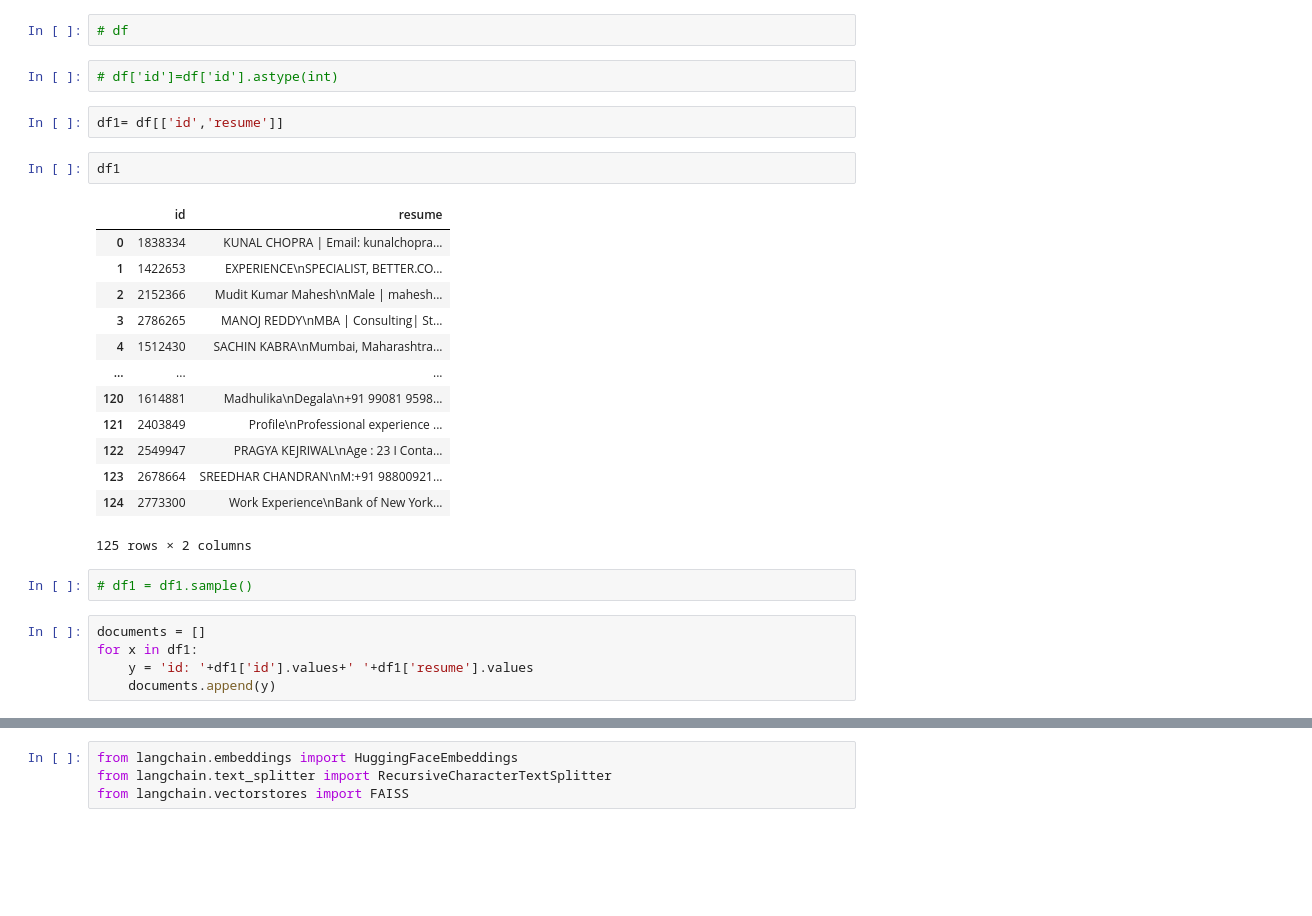
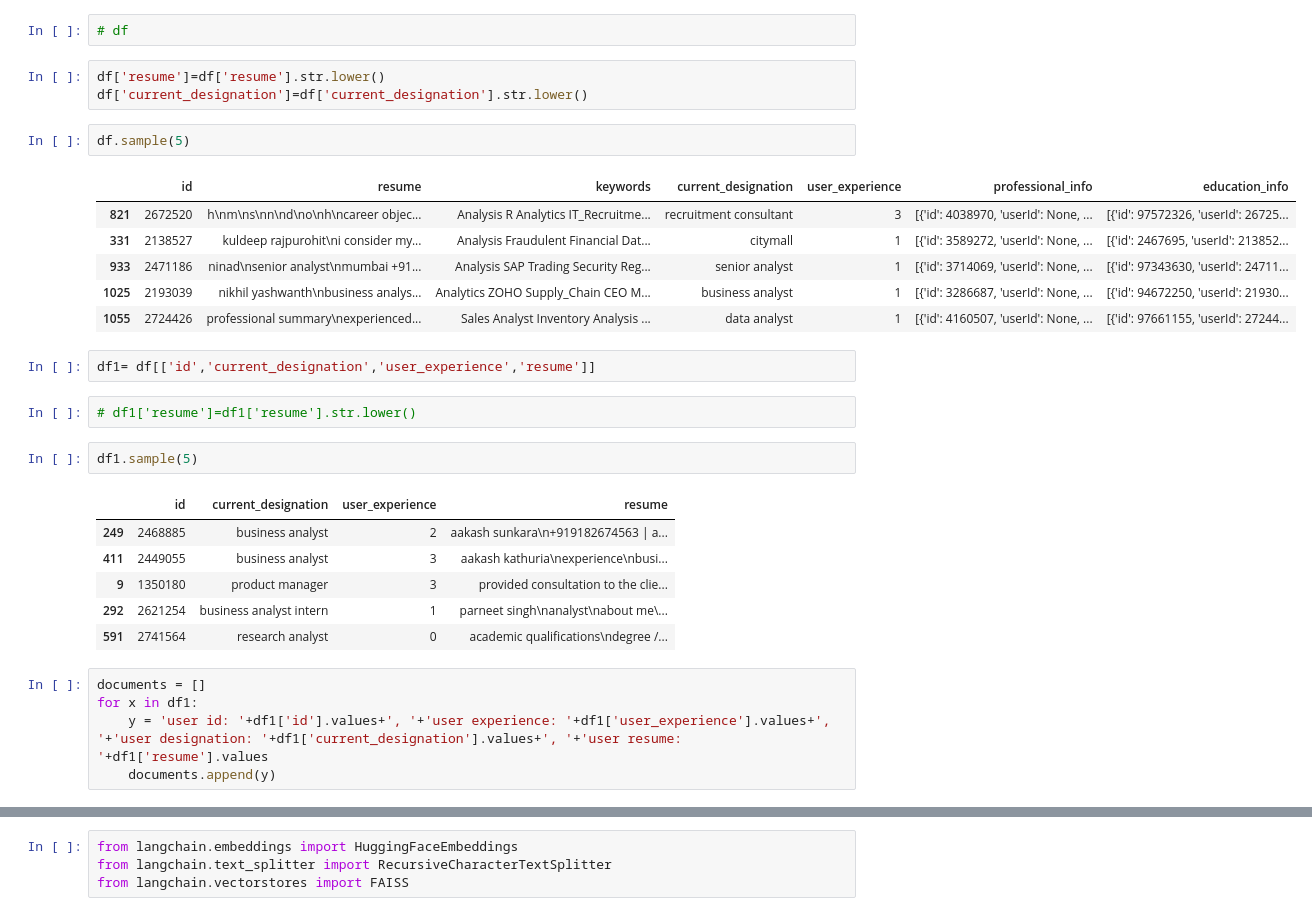
Before and after one commit to Highorbit/llama-recipes, a Jupyter notebook: examples/code_langchain/RAG_example2.ipynb, the cells around one changed output, grey strips where cells are left out. Saved outputs shown, nothing was run; the diff lists cells and outputs as text; blank space fills up the shorter version.

```diff
--- a/examples/code_langchain/RAG_example2.ipynb
+++ b/examples/code_langchain/RAG_example2.ipynb
@@ -86,31 +61,34 @@ df
 # %%
 # df
 # %%
-# df['id']=df['id'].astype(int)
+df['resume']=df['resume'].str.lower()
+df['current_designation']=df['current_designation'].str.lower()
+# %%
+df.sample(5)
+# %% [output]
+|  | id | resume | keywords | current_designation | user_experience | professional_info | education_info |
+| 821 | 2672520 | h\nm\ns\nn\nd\no\nh\ncareer objec... | Analysis R Analytics IT_Recruitme... | recruitment consultant | 3 | [{'id': 4038970, 'userId': None, ... | [{'id': 97572326, 'userId': 26725... |
+| 331 | 2138527 | kuldeep rajpurohit\ni consider my... | Analysis Fraudulent Financial Dat... | citymall | 1 | [{'id': 3589272, 'userId': None, ... | [{'id': 2467695, 'userId': 213852... |
+| 933 | 2471186 | ninad\nsenior analyst\nmumbai +91... | Analysis SAP Trading Security Reg... | senior analyst | 1 | [{'id': 3714069, 'userId': None, ... | [{'id': 97343630, 'userId': 24711... |
+| 1025 | 2193039 | nikhil yashwanth\nbusiness analys... | Analytics ZOHO Supply_Chain CEO M... | business analyst | 1 | [{'id': 3286687, 'userId': None, ... | [{'id': 94672250, 'userId': 21930... |
+| 1055 | 2724426 | professional summary\nexperienced... | Sales Analyst Inventory Analysis ... | data analyst | 1 | [{'id': 4160507, 'userId': None, ... | [{'id': 97661155, 'userId': 27244... |
 # %%
-df1= df[['id','resume']]
+df1= df[['id','current_designation','user_experience','resume']]
 # %%
-df1
+# df1['resume']=df1['resume'].str.lower()
-# %% [output]
-|  | id | resume |
-| 0 | 1838334 | KUNAL CHOPRA | Email: kunalchopra... |
-| 1 | 1422653 | EXPERIENCE\nSPECIALIST, BETTER.CO... |
-| 2 | 2152366 | Mudit Kumar Mahesh\nMale | mahesh... |
-| 3 | 2786265 | MANOJ REDDY\nMBA | Consulting| St... |
-| 4 | 1512430 | SACHIN KABRA\nMumbai, Maharashtra... |
-| ... | ... | ... |
-| 120 | 1614881 | Madhulika\nDegala\n+91 99081 9598... |
-| 121 | 2403849 | Profile\nProfessional experience ... |
-| 122 | 2549947 | PRAGYA KEJRIWAL\nAge : 23 I Conta... |
-| 123 | 2678664 | SREEDHAR CHANDRAN\nM:+91 98800921... |
-| 124 | 2773300 | Work Experience\nBank of New York... |
-125 rows × 2 columns
 # %%
-# df1 = df1.sample()
+df1.sample(5)
+# %% [output]
+|  | id | current_designation | user_experience | resume |
+| 249 | 2468885 | business analyst | 2 | aakash sunkara\n+919182674563 | a... |
+| 411 | 2449055 | business analyst | 3 | aakash kathuria\nexperience\nbusi... |
+| 9 | 1350180 | product manager | 3 | provided consultation to the clie... |
+| 292 | 2621254 | business analyst intern | 1 | parneet singh\nanalyst\nabout me\... |
+| 591 | 2741564 | research analyst | 0 | academic qualifications\ndegree /... |
 # %%
 documents = []
 for x in df1:
-    y = 'id: '+df1['id'].values+' '+df1['resume'].values
+    y = 'user id: '+df1['id'].values+', '+'user experience: '+df1['user_experience'].values+', '+'user designation: '+df1['current_designation'].values+', '+'user resume: '+df1['resume'].values
     documents.append(y)
 # %%
 len(documents[0])
```
Also changed, not shown: parts of 25 cells of this notebook, 4 other files.
